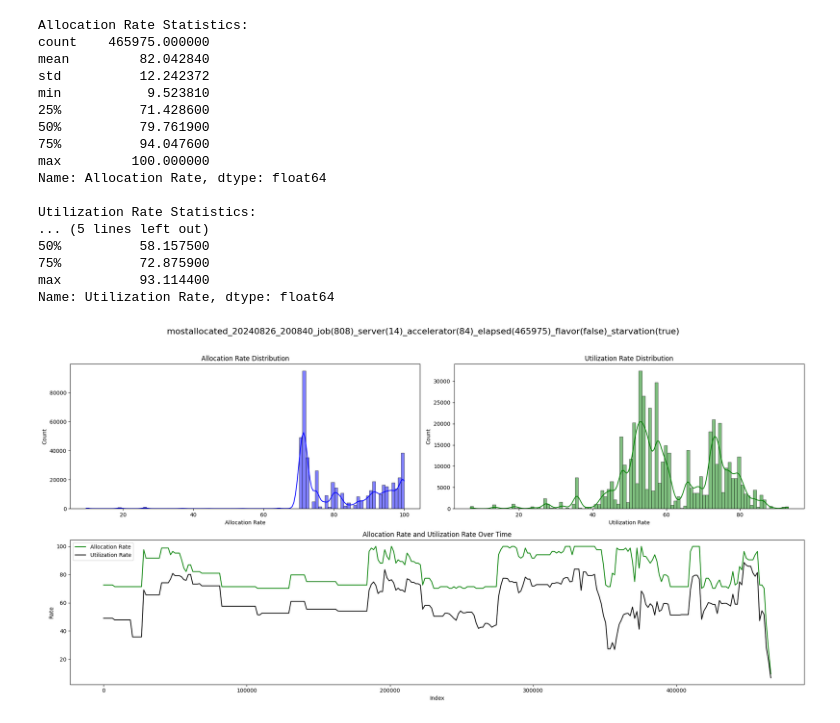
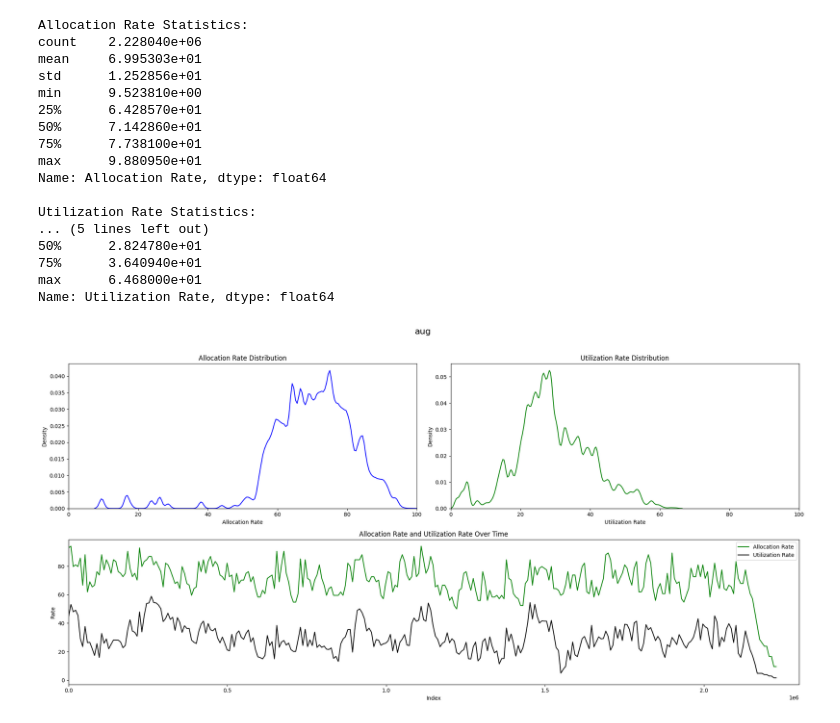
Before and after one commit to mystous/gpu_scheduler, a Jupyter notebook: analysis_results/result_analysis.ipynb, the cells around one changed output. Saved outputs shown, nothing was run; the diff lists cells and outputs as text; code cells hidden in the pictures.

```diff
--- a/analysis_results/result_analysis.ipynb
+++ b/analysis_results/result_analysis.ipynb
@@ -11,5 +107,5 @@ display(HTML("<style>.jp-Cell { margin-left: -35% !important; margin-right: -35%
 # %%
-def plot_and_show_statistics_(filename, bin_count):
+def plot_and_show_statistics_(filename, bin_count, x_max):
     # CSV 파일 읽기
     data = pd.read_csv(filename)
 
@@ -26,12 +122,16 @@ def plot_and_show_statistics_(filename, bin_count):
     fig, axs = plt.subplots(2, 2, figsize=(20, 10))
 
     # Allocation Rate 히스토그램 및 KDE 그리기
-    sns.histplot(data['Allocation Rate'], bins=bin_count, kde=True, ax=axs[0, 0], color='blue')
+    #sns.histplot(data['Allocation Rate'], bins=bin_count, kde=True, ax=axs[0, 0], color='blue')
+    sns.kdeplot(data['Allocation Rate'], ax=axs[0, 0], color='blue')
     axs[0, 0].set_title('Allocation Rate Distribution')
+    axs[0, 0].set_xlim(0, 100)
 
     # Utilization Rate 히스토그램 및 KDE 그리기
-    sns.histplot(data['Utilization Rate'], bins=bin_count, kde=True, ax=axs[0, 1], color='green')
+    #sns.histplot(data['Utilization Rate'], bins=bin_count, kde=True, ax=axs[0, 1], color='green')
+    sns.kdeplot(data['Utilization Rate'], ax=axs[0, 1], color='green')
     axs[0, 1].set_title('Utilization Rate Distribution')
+    axs[0, 1].set_xlim(0, 100)
 
 # 기존 하단 서브플롯 삭제
     for j in range(2):
@@ -55,6 +155,7 @@ def plot_and_show_statistics_(filename, bin_count):
     ax_combined.plot(x_new_allocation, y_smooth_allocation, color='green', label='Allocation Rate')
     ax_combined.plot(x_new_utilization, y_smooth_utilization, color='black', label='Utilization Rate')
 
+    ax_combined.set_xlim(0, x_max)
     ax_combined.set_title('Allocation Rate and Utilization Rate Over Time')
     ax_combined.set_xlabel('Index')
     ax_combined.set_ylabel('Rate')
@@ -117,22 +260,22 @@ Name: Utilization Rate, dtype: float64
 # %%
-plot_and_show_statistics_("mostallocated_20240826_200840_job(808)_server(14)_accelerator(84)_elapsed(465975)_flavor(false)_starvation(true).result", 100)
+plot_and_show_statistics_("aug.result", 100, 2300000)
 # %% [output]
 Allocation Rate Statistics:
-count    465975.000000
-mean         82.042840
-std          12.242372
-min           9.523810
-25%          71.428600
-50%          79.761900
-75%          94.047600
-max         100.000000
+count    2.228040e+06
+mean     6.995303e+01
+std      1.252856e+01
+min      9.523810e+00
+25%      6.428570e+01
+50%      7.142860e+01
+75%      7.738100e+01
+max      9.880950e+01
 Name: Allocation Rate, dtype: float64
 
 Utilization Rate Statistics:
 ... (5 lines left out)
-50%          58.157500
-75%          72.875900
-max          93.114400
+50%      2.824780e+01
+75%      3.640940e+01
+max      6.468000e+01
 Name: Utilization Rate, dtype: float64
-[figure, old version]
+[figure, new version]
 # %%
```
Also changed, not shown: parts of 9 cells of this notebook, 19 other files.
